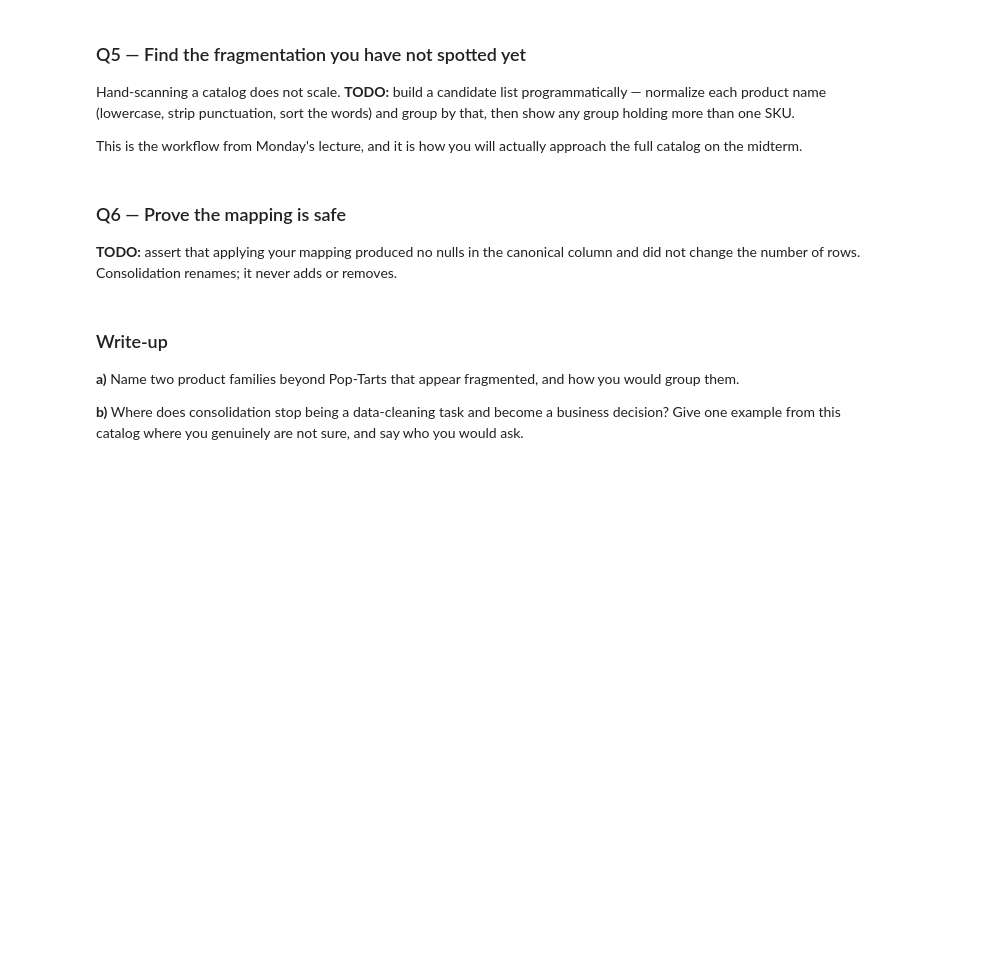
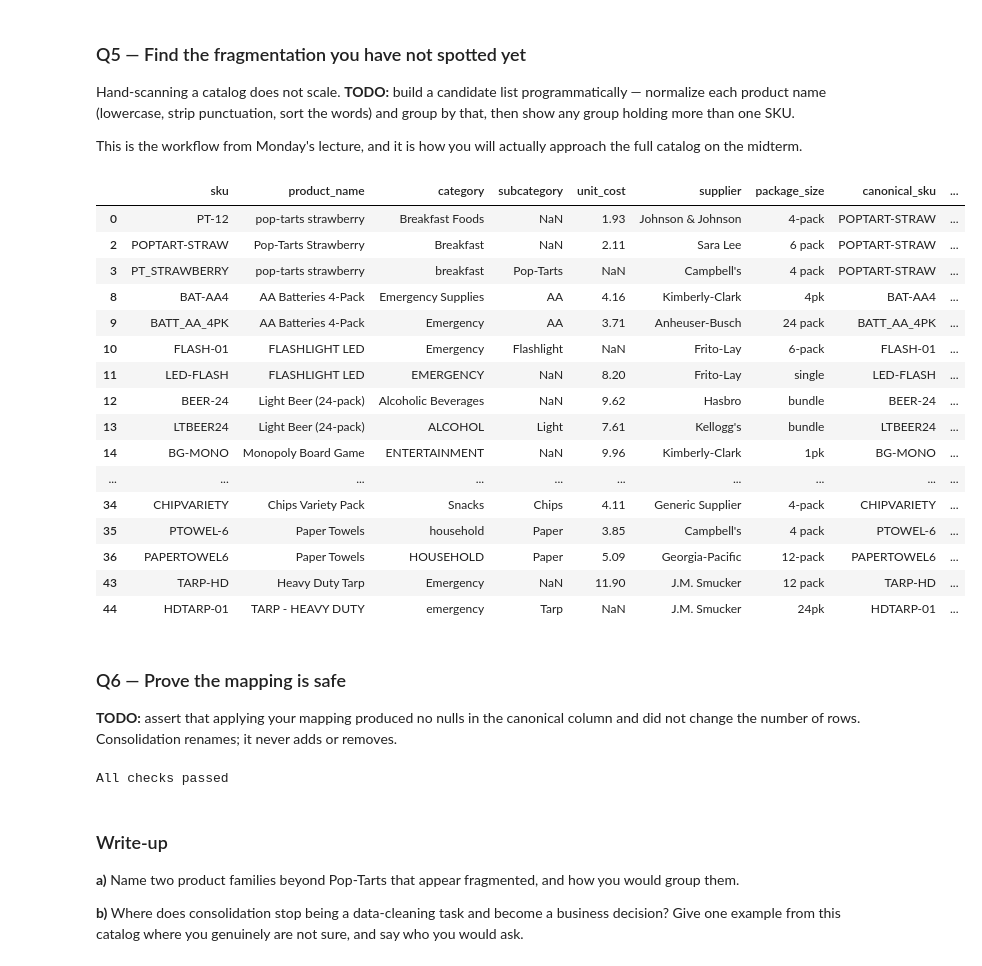
Before and after one commit to simichakravarty16/ds2002-fa26, a Jupyter notebook: notebooks/05-etl-walmart/2026-10-16 — Walmart Warm Up SKU Mess — Lab.ipynb, the cells around one changed output. Cells and saved outputs as stored; diff of their text form; code cells hidden in the pictures; blank space fills up the shorter version.

```diff
--- a/notebooks/05-etl-walmart/2026-10-16 — Walmart Warm Up SKU Mess — Lab.ipynb
+++ b/notebooks/05-etl-walmart/2026-10-16 — Walmart Warm Up SKU Mess — Lab.ipynb
@@ -103,0 +104,15 @@ Strip and title-case, then show the distinct values before and after with counts
+# %%
+print(f'Before:\n')
+print(df["category"].value_counts(dropna=False))
+
+df['normalized_category'] = df['category'].str.strip().str.title()
+
+print(f'\nAfter:\n')
+print(df["normalized_category"].value_counts(dropna=False))
+
+# Even after normalization, there are still pairs with two labels for one thing:
+# Breakfast and Breakfast Foods
+# Grocery and Groceries
+# Baby and Baby Products
+# Alcohol and Alcoholic Beverages
+# Emergency and Emergency Supplies
@@ -112,3 +143,32 @@ This is the workflow from Monday's lecture, and it is how you will actually appr
+# %%
+import re
+
+def normalize(name):
+  out = name.lower().strip()
+  out = re.sub(r'[^\w\s]', '', out)
+  return ' '.join(sorted(out.split()))
+
+df['normalized_product_name'] = df['product_name'].apply(normalize)
+
+df.groupby('normalized_product_name').filter(lambda x: x['sku'].nunique() > 1)
+# %% [output]
+|  | sku | product_name | category | subcategory | unit_cost | supplier | package_size | canonical_sku | ... |
+| 0 | PT-12 | pop-tarts strawberry | Breakfast Foods | NaN | 1.93 | Johnson & Johnson | 4-pack | POPTART-STRAW | ... |
+| 2 | POPTART-STRAW | Pop-Tarts Strawberry | Breakfast | NaN | 2.11 | Sara Lee | 6 pack | POPTART-STRAW | ... |
+| 3 | PT_STRAWBERRY | pop-tarts strawberry | breakfast | Pop-Tarts | NaN | Campbell's | 4 pack | POPTART-STRAW | ... |
+| 8 | BAT-AA4 | AA Batteries 4-Pack | Emergency Supplies | AA | 4.16 | Kimberly-Clark | 4pk | BAT-AA4 | ... |
+| 9 | BATT_AA_4PK | AA Batteries 4-Pack | Emergency | AA | 3.71 | Anheuser-Busch | 24 pack | BATT_AA_4PK | ... |
+| 10 | FLASH-01 | FLASHLIGHT LED | Emergency | Flashlight | NaN | Frito-Lay | 6-pack | FLASH-01 | ... |
+| 11 | LED-FLASH | FLASHLIGHT LED | EMERGENCY | NaN | 8.20 | Frito-Lay | single | LED-FLASH | ... |
+| 12 | BEER-24 | Light Beer (24-pack) | Alcoholic Beverages | NaN | 9.62 | Hasbro | bundle | BEER-24 | ... |
+| 13 | LTBEER24 | Light Beer (24-pack) | ALCOHOL | Light | 7.61 | Kellogg's | bundle | LTBEER24 | ... |
+| 14 | BG-MONO | Monopoly Board Game | ENTERTAINMENT | NaN | 9.96 | Kimberly-Clark | 1pk | BG-MONO | ... |
+| ... | ... | ... | ... | ... | ... | ... | ... | ... | ... |
+| 34 | CHIPVARIETY | Chips Variety Pack | Snacks | Chips | 4.11 | Generic Supplier | 4-pack | CHIPVARIETY | ... |
+| 35 | PTOWEL-6 | Paper Towels | household | Paper | 3.85 | Campbell's | 4 pack | PTOWEL-6 | ... |
+| 36 | PAPERTOWEL6 | Paper Towels | HOUSEHOLD | Paper | 5.09 | Georgia-Pacific | 12-pack | PAPERTOWEL6 | ... |
+| 43 | TARP-HD | Heavy Duty Tarp | Emergency | NaN | 11.90 | J.M. Smucker | 12 pack | TARP-HD | ... |
+| 44 | HDTARP-01 | TARP - HEAVY DUTY | emergency | Tarp | NaN | J.M. Smucker | 24pk | HDTARP-01 | ... |
 # %% [markdown]
 ### Q6 — Prove the mapping is safe
 
@@ -118,3 +176,10 @@ This is the workflow from Monday's lecture, and it is how you will actually appr
+# %%
+assert df['canonical_sku'].notna().all()
+assert len(cat) == len(df)
+
+print("All checks passed")
+# %% [output]
+All checks passed
 # %% [markdown]
 ### Write-up
 
```
Also changed, not shown: parts of 6 cells of this notebook.
